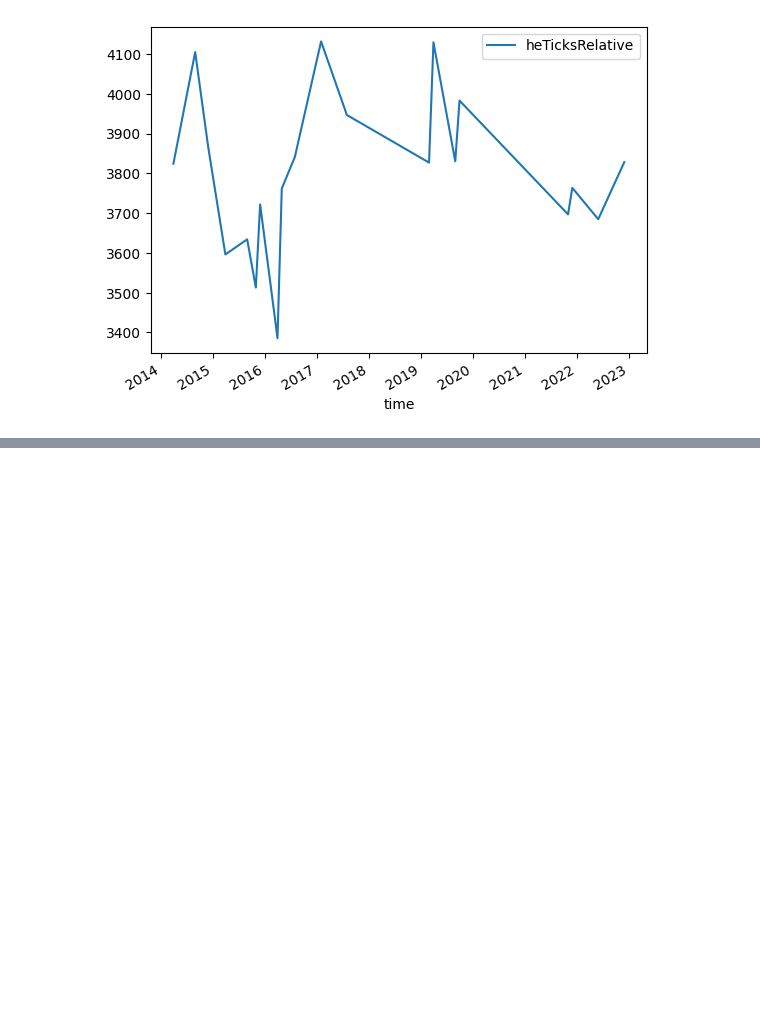
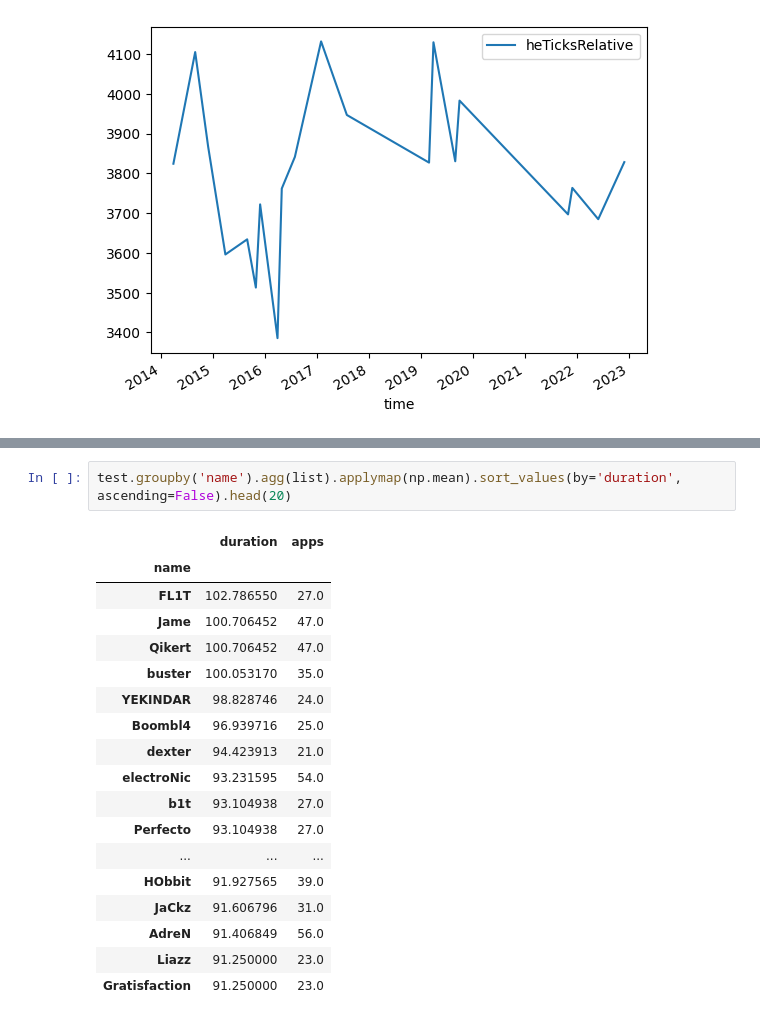
Before and after one commit to bevan-philip/have-cs-rounds-become-slower, a Jupyter notebook: analysis.ipynb, the cells around one changed output, grey strips where cells are left out. Drawn from its saved outputs; the diff is of its cells as text; blank space fills up the shorter version.

```diff
--- a/analysis.ipynb
+++ b/analysis.ipynb
@@ -232,0 +274,21 @@ csgo_df[['time', 'heTicksRelative']].explode('heTicksRelative').resample("M", on
+# %%
+test.groupby('name').agg(list).applymap(np.mean).sort_values(by='duration', ascending=False).head(20)
+# %% [output]
+|  | duration | apps |
+| name |  |  |
+| FL1T | 102.786550 | 27.0 |
+| Jame | 100.706452 | 47.0 |
+| Qikert | 100.706452 | 47.0 |
+| buster | 100.053170 | 35.0 |
+| YEKINDAR | 98.828746 | 24.0 |
+| Boombl4 | 96.939716 | 25.0 |
+| dexter | 94.423913 | 21.0 |
+| electroNic | 93.231595 | 54.0 |
+| b1t | 93.104938 | 27.0 |
+| Perfecto | 93.104938 | 27.0 |
+| ... | ... | ... |
+| HObbit | 91.927565 | 39.0 |
+| JaCkz | 91.606796 | 31.0 |
+| AdreN | 91.406849 | 56.0 |
+| Liazz | 91.250000 | 23.0 |
+| Gratisfaction | 91.250000 | 23.0 |
```
Also changed, not shown: parts of 4 cells of this notebook.
